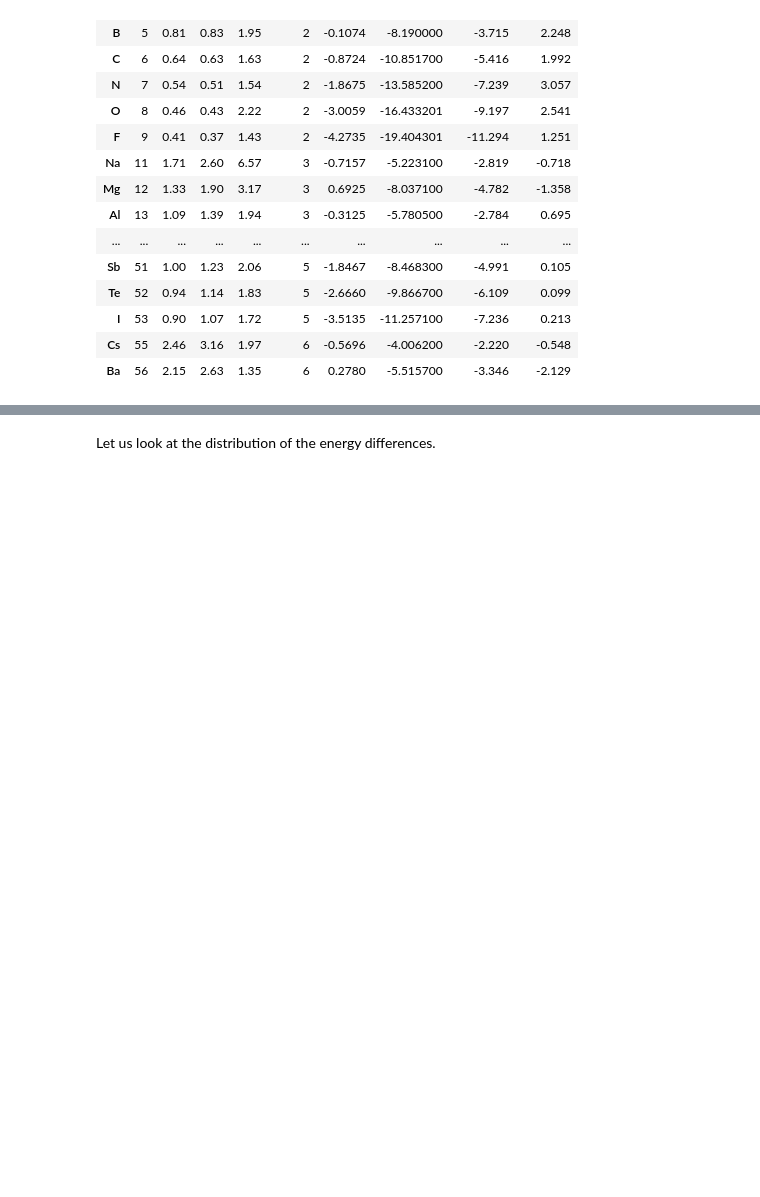
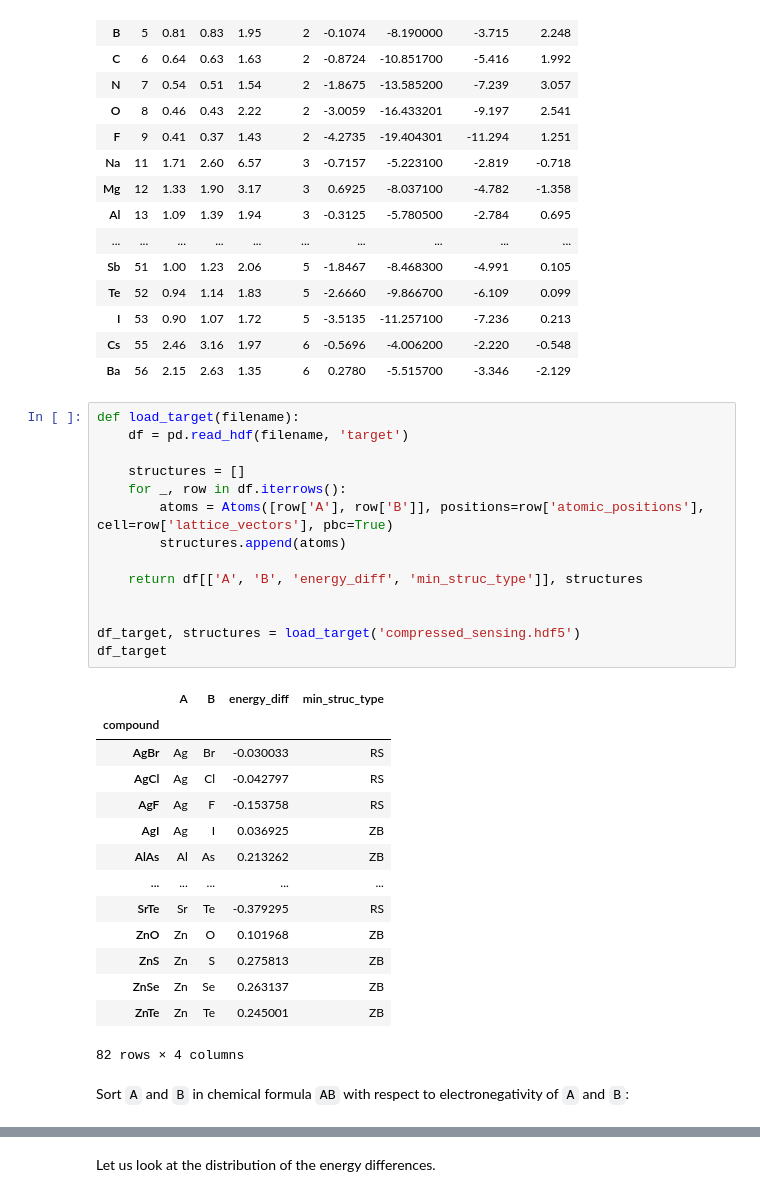
Before and after one commit to fekad/ai-toolkit-compressed-sensing, a Jupyter notebook: notebook/compressed_sensing.ipynb, the cells around one changed output, grey strips where cells are left out. Cells and saved outputs as stored; diff of their text form; blank space fills up the shorter version.

```diff
--- a/notebook/compressed_sensing.ipynb
+++ b/notebook/compressed_sensing.ipynb
@@ -217,5 +129,36 @@ df_features
 | I | 53 | 0.90 | 1.07 | 1.72 | 5 | -3.5135 | -11.257100 | -7.236 | 0.213 |
 | Cs | 55 | 2.46 | 3.16 | 1.97 | 6 | -0.5696 | -4.006200 | -2.220 | -0.548 |
 | Ba | 56 | 2.15 | 2.63 | 1.35 | 6 | 0.2780 | -5.515700 | -3.346 | -2.129 |
+# %%
+def load_target(filename):
+    df = pd.read_hdf(filename, 'target')
+
+    structures = []
+    for _, row in df.iterrows():
+        atoms = Atoms([row['A'], row['B']], positions=row['atomic_positions'], cell=row['lattice_vectors'], pbc=True)
+        structures.append(atoms)
+
+    return df[['A', 'B', 'energy_diff', 'min_struc_type']], structures
+
+
+df_target, structures = load_target('compressed_sensing.hdf5')
+df_target
+# %% [output]
+|  | A | B | energy_diff | min_struc_type |
+| compound |  |  |  |  |
+| AgBr | Ag | Br | -0.030033 | RS |
+| AgCl | Ag | Cl | -0.042797 | RS |
+| AgF | Ag | F | -0.153758 | RS |
+| AgI | Ag | I | 0.036925 | ZB |
+| AlAs | Al | As | 0.213262 | ZB |
+| ... | ... | ... | ... | ... |
+| SrTe | Sr | Te | -0.379295 | RS |
+| ZnO | Zn | O | 0.101968 | ZB |
+| ZnS | Zn | S | 0.275813 | ZB |
+| ZnSe | Zn | Se | 0.263137 | ZB |
+| ZnTe | Zn | Te | 0.245001 | ZB |
+82 rows × 4 columns
+# %% [markdown]
+Sort `A` and `B` in chemical formula `AB` with respect to electronegativity of `A` and `B`:
 # %%
 def sort_AB_wrt_electronegativity(df_target, df_features):
```
Also changed, not shown: parts of 67 cells of this notebook, 1 other file.
